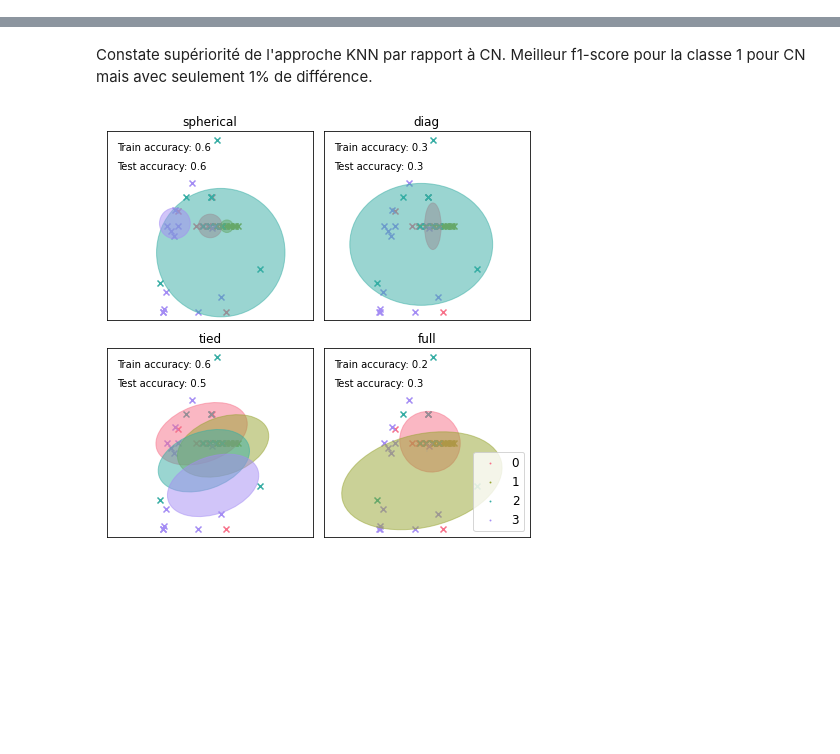
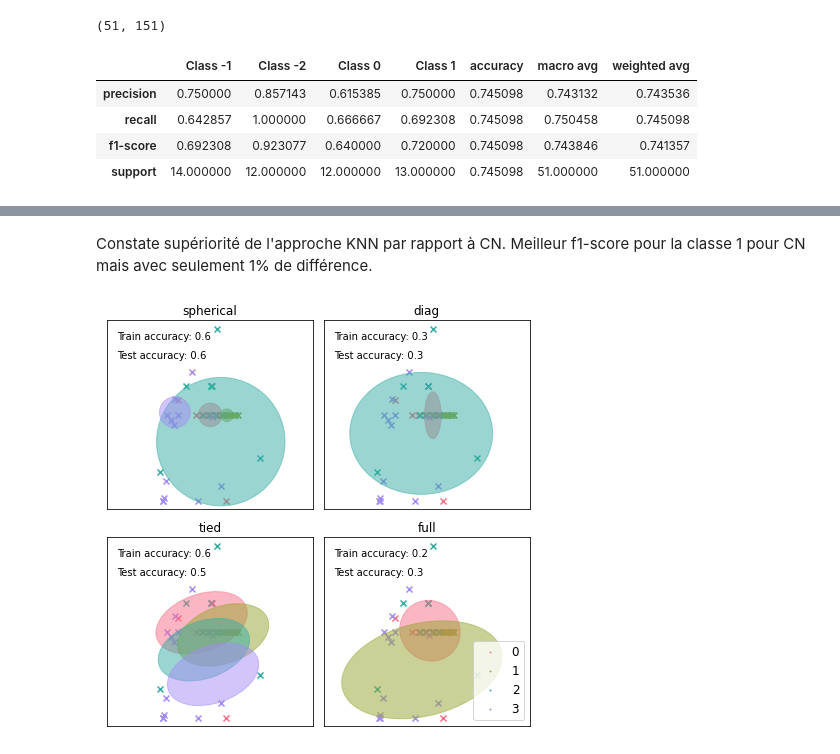
Before and after one commit to ireydiak/fraud_detection, a Jupyter notebook: tp1_q3.ipynb, the cells around one changed output, grey strips where cells are left out. Cells and saved outputs as stored; diff of their text form; code cells hidden in the pictures; blank space fills up the shorter version.

```diff
--- a/tp1_q3.ipynb
+++ b/tp1_q3.ipynb
@@ -54,2 +60,20 @@ knn_df
+# %%
+# Classifieur K Nearest Neighbors avec distance euclidienne
+n_neighbors = 5
+_, counts = np.unique(y_true, return_counts=True)
+weights = counts/counts.sum()
+
+knn_clf = KNN(5, le, weights)
+knn_clf.fit(X_train, y_train)
+y_pred = knn_clf.predict(X_test)
+knn_df = knn_clf.evaluate(y_test, y_pred)
+knn_df
+# %% [output]
+(51, 151)
+|  | Class -1 | Class -2 | Class 0 | Class 1 | accuracy | macro avg | weighted avg |
+| precision | 0.750000 | 0.857143 | 0.615385 | 0.750000 | 0.745098 | 0.743132 | 0.743536 |
+| recall | 0.642857 | 1.000000 | 0.666667 | 0.692308 | 0.745098 | 0.750458 | 0.745098 |
+| f1-score | 0.692308 | 0.923077 | 0.640000 | 0.720000 | 0.745098 | 0.743846 | 0.741357 |
+| support | 14.000000 | 12.000000 | 12.000000 | 13.000000 | 0.745098 | 51.000000 | 51.000000 |
 # %%
 # Classifieur NearestCentroid
```
Also changed, not shown: parts of 7 cells of this notebook, 2 other files.
